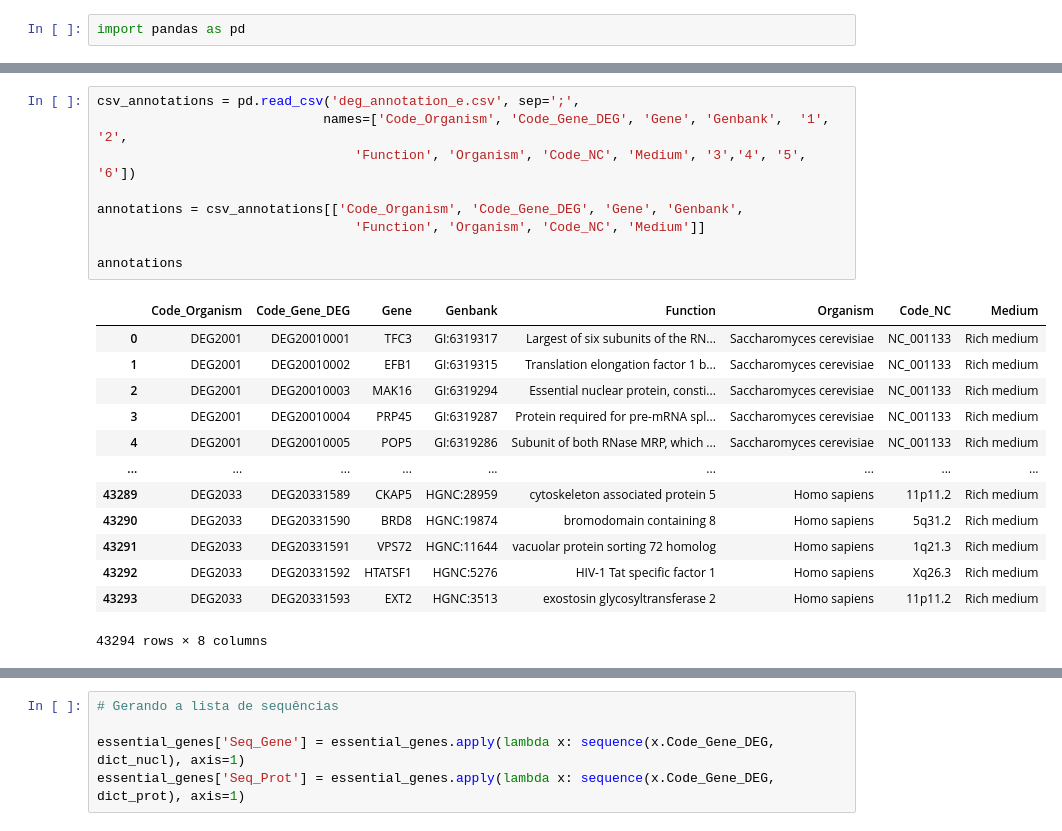
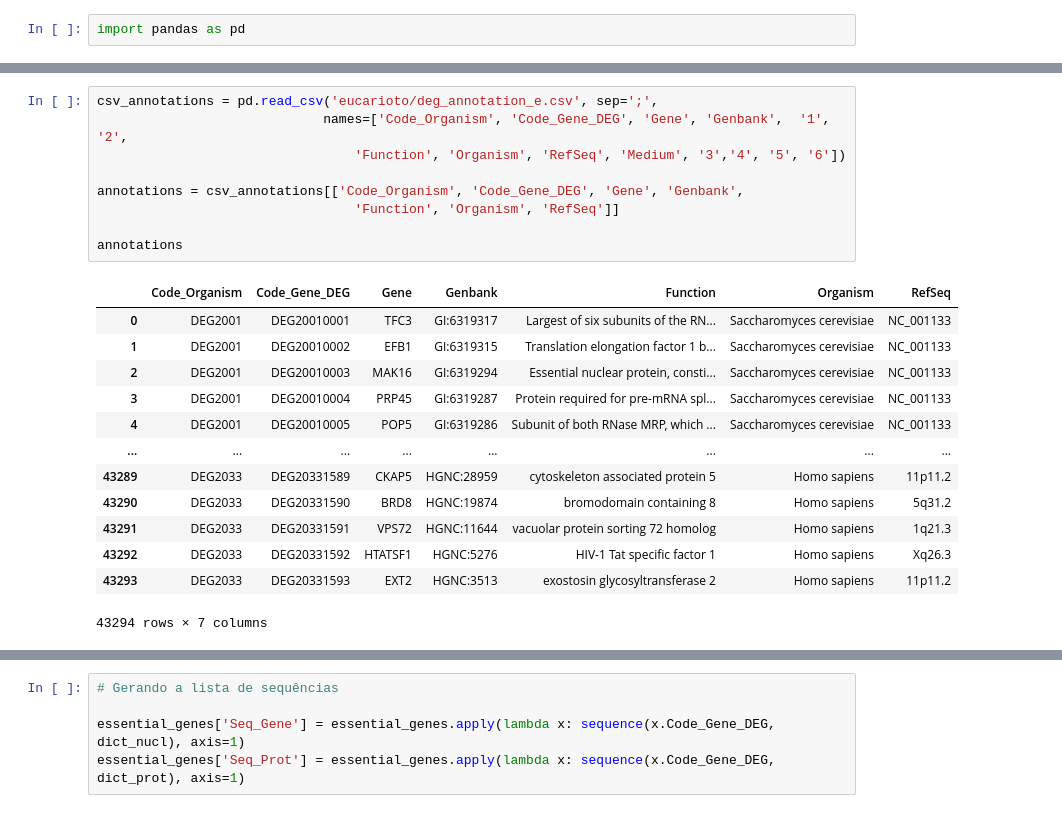
Before and after one commit to JessicaIta/deg-data-essentiality, a Jupyter notebook: deg-data-essentiality.ipynb, the cells around one changed output, grey strips where cells are left out. Cells and saved outputs as stored; diff of their text form.

```diff
--- a/deg-data-essentiality.ipynb
+++ b/deg-data-essentiality.ipynb
@@ -103,26 +103,26 @@ eukarioto
 # %%
-csv_annotations = pd.read_csv('deg_annotation_e.csv', sep=';',
+csv_annotations = pd.read_csv('eucarioto/deg_annotation_e.csv', sep=';',
                              names=['Code_Organism', 'Code_Gene_DEG', 'Gene', 'Genbank',  '1', '2',
-                                 'Function', 'Organism', 'Code_NC', 'Medium', '3','4', '5', '6'])
+                                 'Function', 'Organism', 'RefSeq', 'Medium', '3','4', '5', '6'])
 
 annotations = csv_annotations[['Code_Organism', 'Code_Gene_DEG', 'Gene', 'Genbank',
-                                 'Function', 'Organism', 'Code_NC', 'Medium']]
+                                 'Function', 'Organism', 'RefSeq']]
 
 annotations
 # %% [output]
-|  | Code_Organism | Code_Gene_DEG | Gene | Genbank | Function | Organism | Code_NC | Medium |
-| 0 | DEG2001 | DEG20010001 | TFC3 | GI:6319317 | Largest of six subunits of the RN... | Saccharomyces cerevisiae | NC_001133 | Rich medium |
-| 1 | DEG2001 | DEG20010002 | EFB1 | GI:6319315 | Translation elongation factor 1 b... | Saccharomyces cerevisiae | NC_001133 | Rich medium |
-| 2 | DEG2001 | DEG20010003 | MAK16 | GI:6319294 | Essential nuclear protein, consti... | Saccharomyces cerevisiae | NC_001133 | Rich medium |
-| 3 | DEG2001 | DEG20010004 | PRP45 | GI:6319287 | Protein required for pre-mRNA spl... | Saccharomyces cerevisiae | NC_001133 | Rich medium |
-| 4 | DEG2001 | DEG20010005 | POP5 | GI:6319286 | Subunit of both RNase MRP, which ... | Saccharomyces cerevisiae | NC_001133 | Rich medium |
-| ... | ... | ... | ... | ... | ... | ... | ... | ... |
-| 43289 | DEG2033 | DEG20331589 | CKAP5 | HGNC:28959 | cytoskeleton associated protein 5 | Homo sapiens | 11p11.2 | Rich medium |
-| 43290 | DEG2033 | DEG20331590 | BRD8 | HGNC:19874 | bromodomain containing 8 | Homo sapiens | 5q31.2 | Rich medium |
-| 43291 | DEG2033 | DEG20331591 | VPS72 | HGNC:11644 | vacuolar protein sorting 72 homolog | Homo sapiens | 1q21.3 | Rich medium |
-| 43292 | DEG2033 | DEG20331592 | HTATSF1 | HGNC:5276 | HIV-1 Tat specific factor 1 | Homo sapiens | Xq26.3 | Rich medium |
-| 43293 | DEG2033 | DEG20331593 | EXT2 | HGNC:3513 | exostosin glycosyltransferase 2 | Homo sapiens | 11p11.2 | Rich medium |
+|  | Code_Organism | Code_Gene_DEG | Gene | Genbank | Function | Organism | RefSeq |
+| 0 | DEG2001 | DEG20010001 | TFC3 | GI:6319317 | Largest of six subunits of the RN... | Saccharomyces cerevisiae | NC_001133 |
+| 1 | DEG2001 | DEG20010002 | EFB1 | GI:6319315 | Translation elongation factor 1 b... | Saccharomyces cerevisiae | NC_001133 |
+| 2 | DEG2001 | DEG20010003 | MAK16 | GI:6319294 | Essential nuclear protein, consti... | Saccharomyces cerevisiae | NC_001133 |
+| 3 | DEG2001 | DEG20010004 | PRP45 | GI:6319287 | Protein required for pre-mRNA spl... | Saccharomyces cerevisiae | NC_001133 |
+| 4 | DEG2001 | DEG20010005 | POP5 | GI:6319286 | Subunit of both RNase MRP, which ... | Saccharomyces cerevisiae | NC_001133 |
+| ... | ... | ... | ... | ... | ... | ... | ... |
+| 43289 | DEG2033 | DEG20331589 | CKAP5 | HGNC:28959 | cytoskeleton associated protein 5 | Homo sapiens | 11p11.2 |
+| 43290 | DEG2033 | DEG20331590 | BRD8 | HGNC:19874 | bromodomain containing 8 | Homo sapiens | 5q31.2 |
+| 43291 | DEG2033 | DEG20331591 | VPS72 | HGNC:11644 | vacuolar protein sorting 72 homolog | Homo sapiens | 1q21.3 |
+| 43292 | DEG2033 | DEG20331592 | HTATSF1 | HGNC:5276 | HIV-1 Tat specific factor 1 | Homo sapiens | Xq26.3 |
+| 43293 | DEG2033 | DEG20331593 | EXT2 | HGNC:3513 | exostosin glycosyltransferase 2 | Homo sapiens | 11p11.2 |
-43294 rows × 8 columns
+43294 rows × 7 columns
 # %%
 # Realizar Merge
 
```
Also changed, not shown: parts of 19 cells of this notebook, 16 other files.
